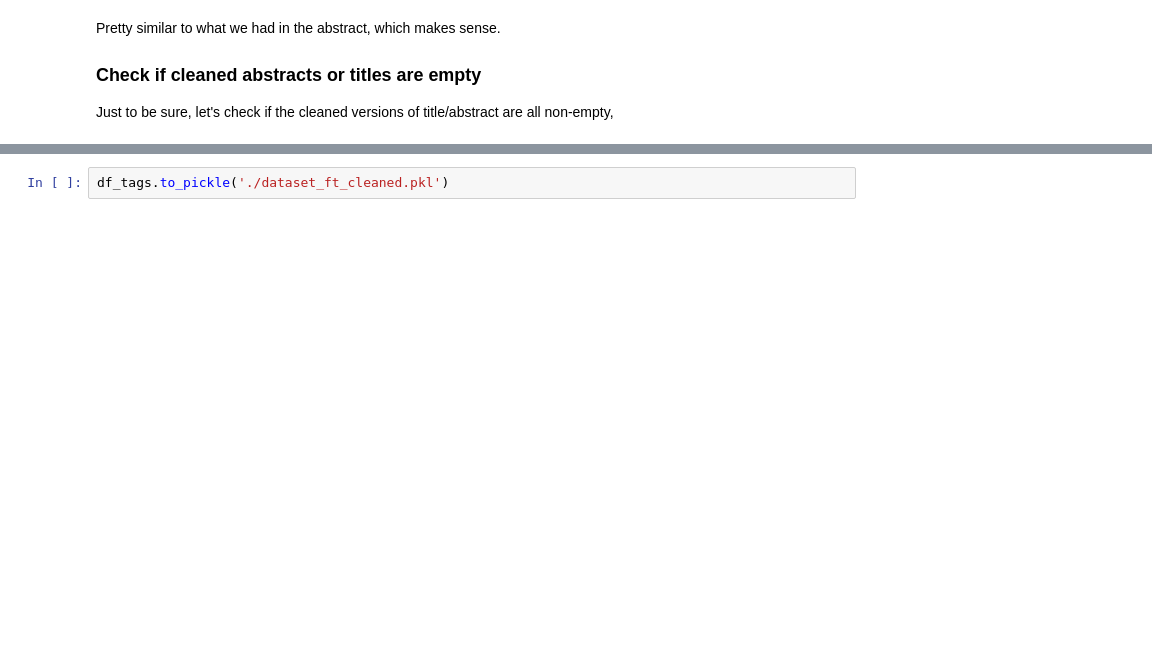
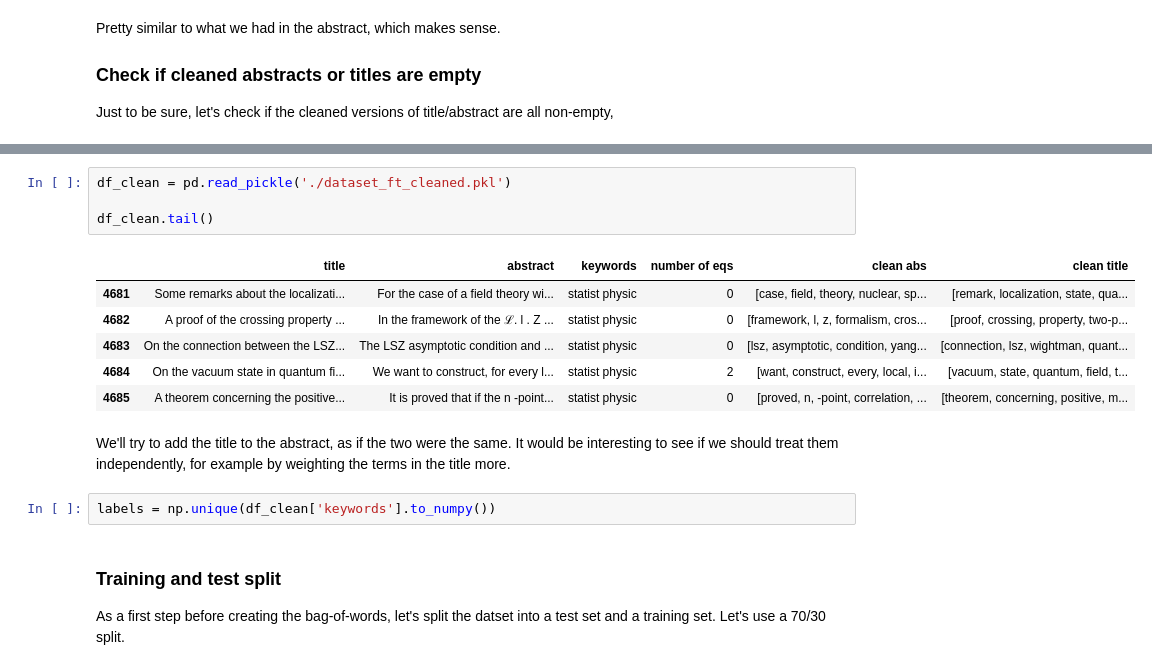
Before and after one commit to carlosparaciari/abstract-classification-supervised, a Jupyter notebook: paper_classification.ipynb, the cells around one changed output, grey strips where cells are left out. Drawn from its saved outputs; the diff is of its cells as text; blank space fills up the shorter version.

```diff
--- a/paper_classification.ipynb
+++ b/paper_classification.ipynb
@@ -532,2 +553,19 @@ There are 8 missing titles and 0 missing abstracts
 # %%
-df_tags.to_pickle('./dataset_ft_cleaned.pkl')
+df_clean = pd.read_pickle('./dataset_ft_cleaned.pkl')
+
+df_clean.tail()
+# %% [output]
+|  | title | abstract | keywords | number of eqs | clean abs | clean title |
+| 4681 | Some remarks about the localizati... | For the case of a field theory wi... | statist physic | 0 | [case, field, theory, nuclear, sp... | [remark, localization, state, qua... |
+| 4682 | A proof of the crossing property ... | In the framework of the ℒ. l . Z ... | statist physic | 0 | [framework, l, z, formalism, cros... | [proof, crossing, property, two-p... |
+| 4683 | On the connection between the LSZ... | The LSZ asymptotic condition and ... | statist physic | 0 | [lsz, asymptotic, condition, yang... | [connection, lsz, wightman, quant... |
+| 4684 | On the vacuum state in quantum fi... | We want to construct, for every l... | statist physic | 2 | [want, construct, every, local, i... | [vacuum, state, quantum, field, t... |
+| 4685 | A theorem concerning the positive... | It is proved that if the n -point... | statist physic | 0 | [proved, n, -point, correlation, ... | [theorem, concerning, positive, m... |
+# %% [markdown]
+We'll try to add the title to the abstract, as if the two were the same. It would be interesting to see if we should treat them independently, for example by weighting the terms in the title more.
+# %%
+labels = np.unique(df_clean['keywords'].to_numpy())
+# %% [markdown]
+### Training and test split
+
+As a first step before creating the bag-of-words, let's split the datset into a test set and a training set. Let's use a 70/30 split.
```
Also changed, not shown: parts of 20 cells of this notebook, 1 other file.
